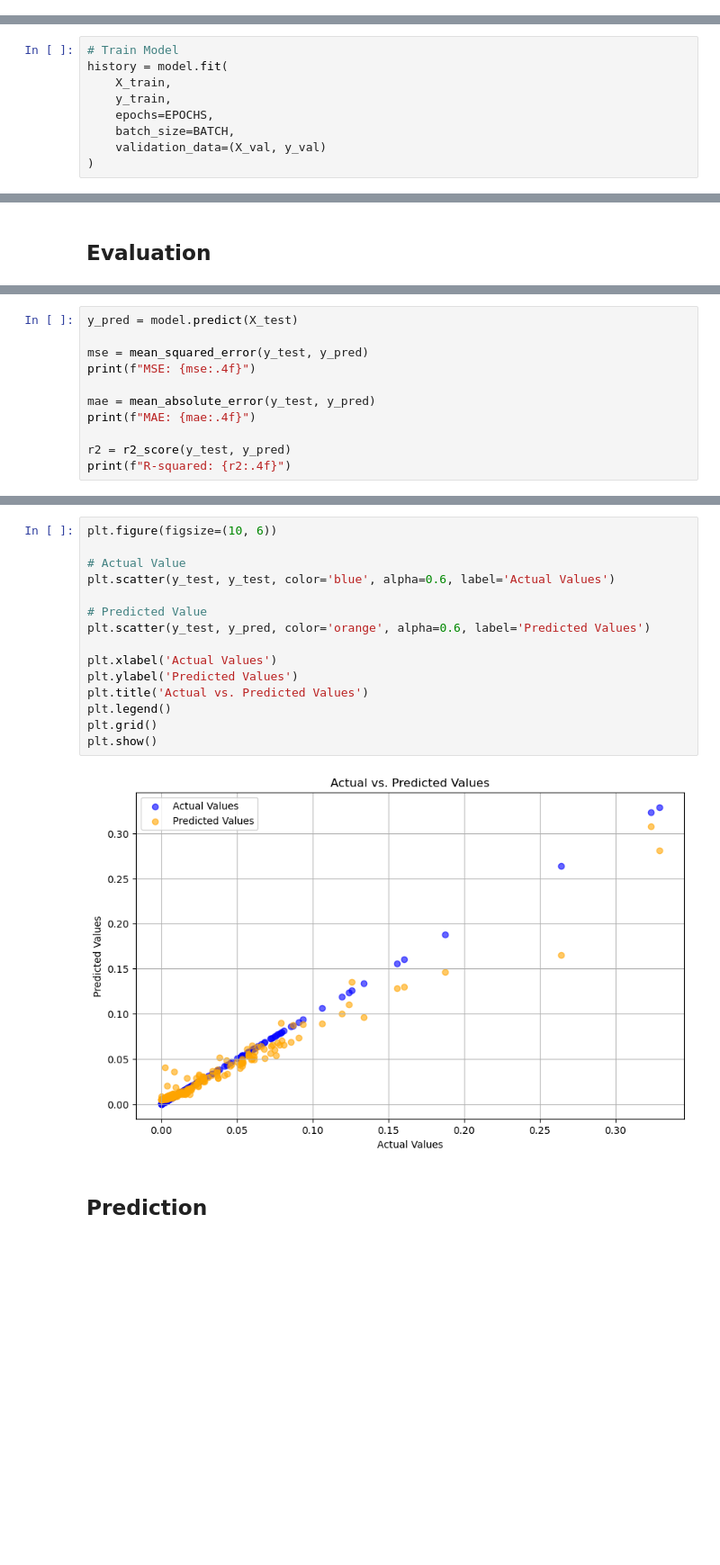
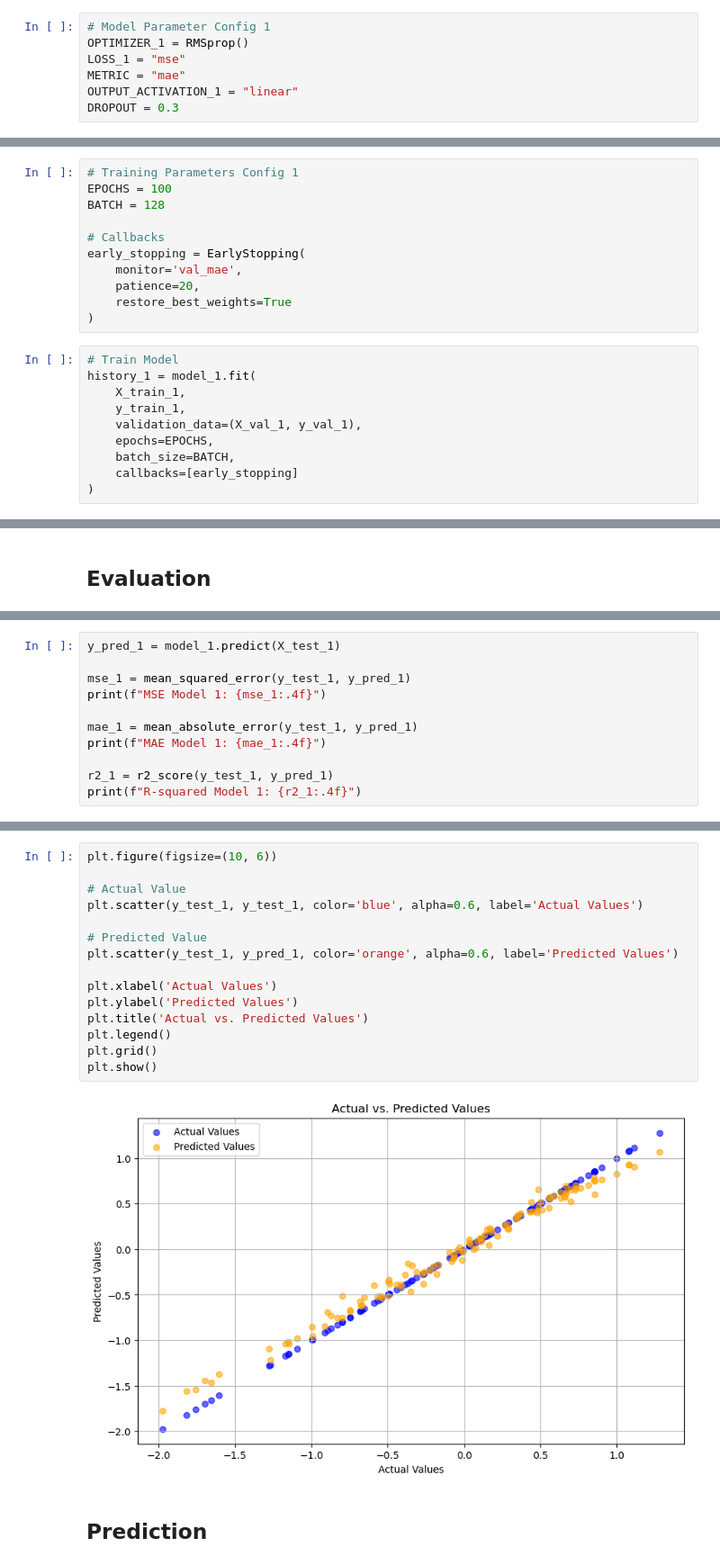
Before and after one commit to Sulbae/OlahGizi-Project, a Jupyter notebook: Nutrition Prediction Model/notebook.ipynb, the cells around one changed output, grey strips where cells are left out. Shown at 90% size. Cells and saved outputs as stored; diff of their text form; blank space fills up the shorter version.

```diff
--- a/Nutrition Prediction Model/notebook.ipynb
+++ b/Nutrition Prediction Model/notebook.ipynb
@@ -842,3 +851,10 @@ num_of_features = 25
+# %%
+# Model Parameter Config 1
+OPTIMIZER_1 = RMSprop()
+LOSS_1 = "mse"
+METRIC = "mae"
+OUTPUT_ACTIVATION_1 = "linear"
+DROPOUT = 0.3
 # %%
 input_shape = num_of_features
 
@@ -885,10 +898,22 @@ BATCH = 128
+# %%
+# Training Parameters Config 1
+EPOCHS = 100
+BATCH = 128
+
+# Callbacks
+early_stopping = EarlyStopping(
+    monitor='val_mae',
+    patience=20,
+    restore_best_weights=True
+)
 # %%
 # Train Model
-history = model.fit(
-    X_train,
-    y_train,
+history_1 = model_1.fit(
+    X_train_1,
+    y_train_1,
+    validation_data=(X_val_1, y_val_1),
     epochs=EPOCHS,
     batch_size=BATCH,
-    validation_data=(X_val, y_val)
+    callbacks=[early_stopping]
 )
 # %% [output]
@@ -936,12 +975,12 @@ Loss: 0.0002
 # %%
-y_pred = model.predict(X_test)
+y_pred_1 = model_1.predict(X_test_1)
 
-mse = mean_squared_error(y_test, y_pred)
-print(f"MSE: {mse:.4f}")
+mse_1 = mean_squared_error(y_test_1, y_pred_1)
+print(f"MSE Model 1: {mse_1:.4f}")
 
-mae = mean_absolute_error(y_test, y_pred)
-print(f"MAE: {mae:.4f}")
+mae_1 = mean_absolute_error(y_test_1, y_pred_1)
+print(f"MAE Model 1: {mae_1:.4f}")
 
-r2 = r2_score(y_test, y_pred)
-print(f"R-squared: {r2:.4f}")
+r2_1 = r2_score(y_test_1, y_pred_1)
+print(f"R-squared Model 1: {r2_1:.4f}")
 # %% [output]
@@ -952,20 +991,20 @@ R-squared: 0.9418
 # %%
 plt.figure(figsize=(10, 6))
 
 # Actual Value
-plt.scatter(y_test, y_test, color='blue', alpha=0.6, label='Actual Values')
+plt.scatter(y_test_1, y_test_1, color='blue', alpha=0.6, label='Actual Values')
 
 # Predicted Value
-plt.scatter(y_test, y_pred, color='orange', alpha=0.6, label='Predicted Values')
+plt.scatter(y_test_1, y_pred_1, color='orange', alpha=0.6, label='Predicted Values')
 
 plt.xlabel('Actual Values')
 plt.ylabel('Predicted Values')
 plt.title('Actual vs. Predicted Values')
 plt.legend()
 plt.grid()
 plt.show()
 # %% [output]
-[figure, old version]
+[figure, new version]
 # %% [markdown]
 ## Prediction
 # %% [markdown]
```
Also changed, not shown: parts of 13 cells of this notebook.
